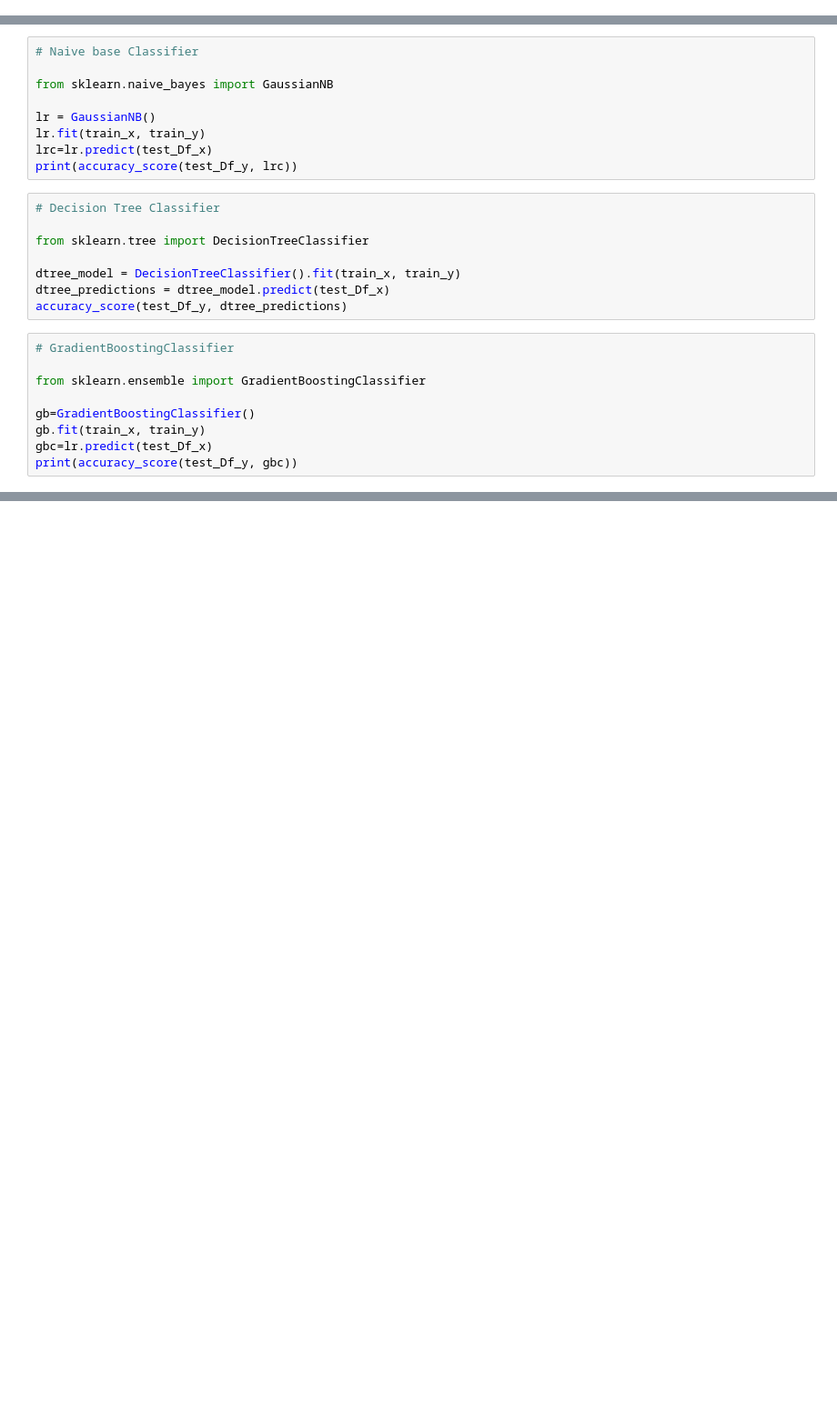
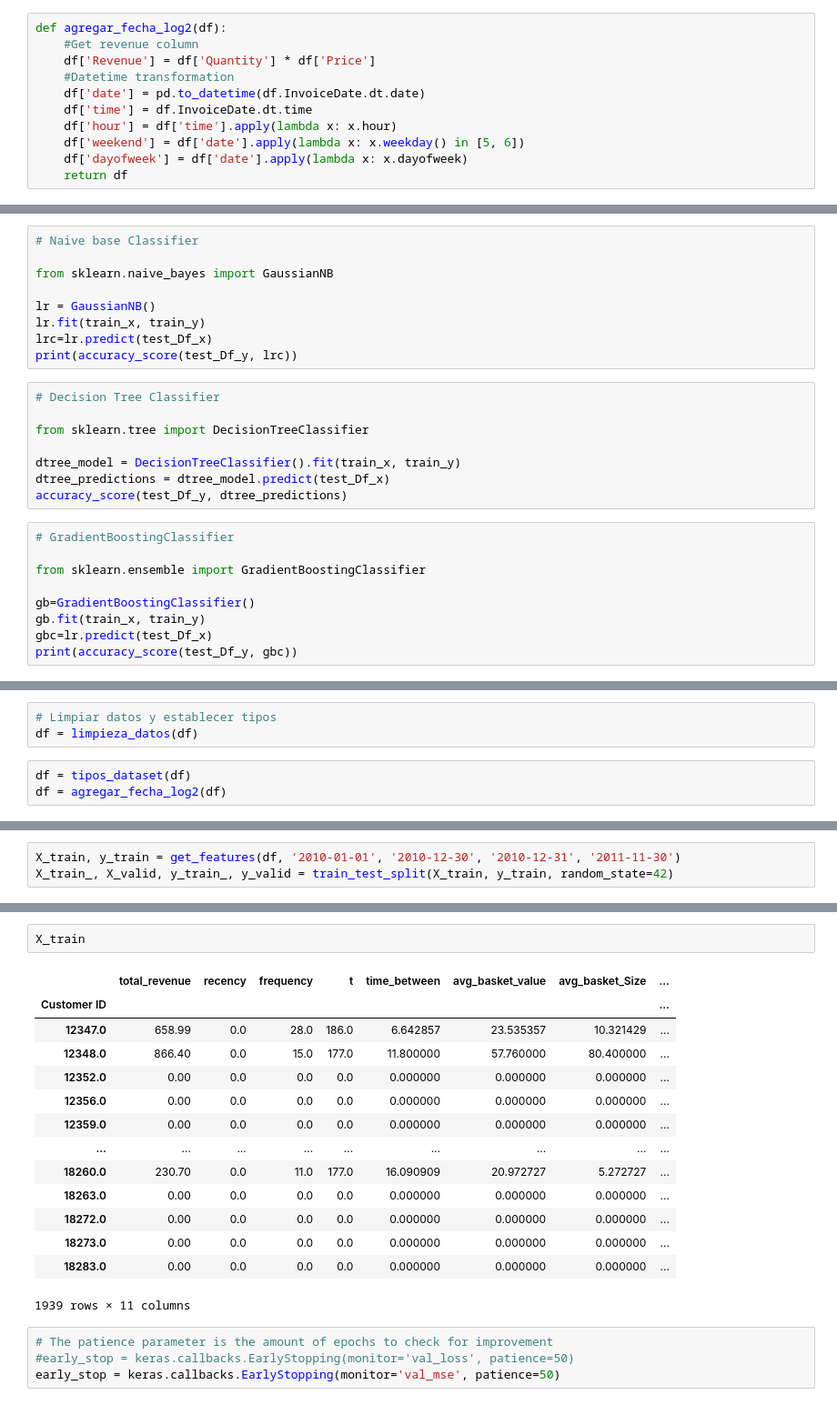
Before and after one commit to hcgalvan/UNSAM-Machine-Learning-on-Economics, a Jupyter notebook: TP-EcoData-Borrador.ipynb, the cells around one changed output, grey strips where cells are left out. Shown at 91% size. Saved outputs shown, nothing was run; the diff lists cells and outputs as text; blank space fills up the shorter version.

```diff
--- a/TP-EcoData-Borrador.ipynb
+++ b/TP-EcoData-Borrador.ipynb
@@ -274,6 +440,17 @@ def agregados_features(df):
     df['Colour_type']= agrega_color(df)[1]
 
     return df
+# %%
+def agregar_fecha_log2(df):
+    #Get revenue column
+    df['Revenue'] = df['Quantity'] * df['Price']
+    #Datetime transformation
+    df['date'] = pd.to_datetime(df.InvoiceDate.dt.date)
+    df['time'] = df.InvoiceDate.dt.time
+    df['hour'] = df['time'].apply(lambda x: x.hour)
+    df['weekend'] = df['date'].apply(lambda x: x.weekday() in [5, 6])
+    df['dayofweek'] = df['date'].apply(lambda x: x.dayofweek)
+    return df
 # %%
 def agregar_fechas(df):
 
@@ -785,0 +969,6 @@ print(accuracy_score(test_Df_y, gbc))
+# %%
+# Limpiar datos y establecer tipos
+df = limpieza_datos(df)
+# %%
+df = tipos_dataset(df)
+df = agregar_fecha_log2(df)
@@ -785,0 +1025,3 @@ print(accuracy_score(test_Df_y, gbc))
+# %%
+X_train, y_train = get_features(df, '2010-01-01', '2010-12-30', '2010-12-31', '2011-11-30')
+X_train_, X_valid, y_train_, y_valid = train_test_split(X_train, y_train, random_state=42)
@@ -785,0 +1108,21 @@ print(accuracy_score(test_Df_y, gbc))
+# %%
+X_train
+# %% [output]
+|  | total_revenue | recency | frequency | t | time_between | avg_basket_value | avg_basket_Size | ... |
+| Customer ID |  |  |  |  |  |  |  | ... |
+| 12347.0 | 658.99 | 0.0 | 28.0 | 186.0 | 6.642857 | 23.535357 | 10.321429 | ... |
+| 12348.0 | 866.40 | 0.0 | 15.0 | 177.0 | 11.800000 | 57.760000 | 80.400000 | ... |
+| 12352.0 | 0.00 | 0.0 | 0.0 | 0.0 | 0.000000 | 0.000000 | 0.000000 | ... |
+| 12356.0 | 0.00 | 0.0 | 0.0 | 0.0 | 0.000000 | 0.000000 | 0.000000 | ... |
+| 12359.0 | 0.00 | 0.0 | 0.0 | 0.0 | 0.000000 | 0.000000 | 0.000000 | ... |
+| ... | ... | ... | ... | ... | ... | ... | ... | ... |
+| 18260.0 | 230.70 | 0.0 | 11.0 | 177.0 | 16.090909 | 20.972727 | 5.272727 | ... |
+| 18263.0 | 0.00 | 0.0 | 0.0 | 0.0 | 0.000000 | 0.000000 | 0.000000 | ... |
+| 18272.0 | 0.00 | 0.0 | 0.0 | 0.0 | 0.000000 | 0.000000 | 0.000000 | ... |
+| 18273.0 | 0.00 | 0.0 | 0.0 | 0.0 | 0.000000 | 0.000000 | 0.000000 | ... |
+| 18283.0 | 0.00 | 0.0 | 0.0 | 0.0 | 0.000000 | 0.000000 | 0.000000 | ... |
+1939 rows × 11 columns
+# %%
+# The patience parameter is the amount of epochs to check for improvement
+#early_stop = keras.callbacks.EarlyStopping(monitor='val_loss', patience=50)
+early_stop = keras.callbacks.EarlyStopping(monitor='val_mse', patience=50)
```
Also changed, not shown: parts of 58 cells of this notebook.
